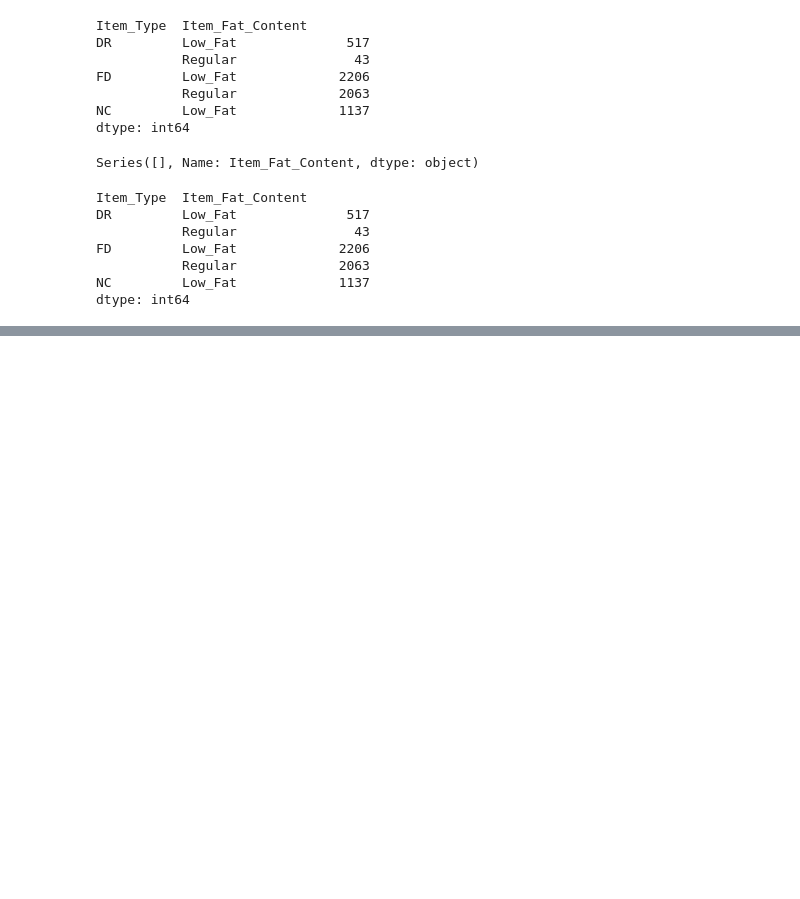
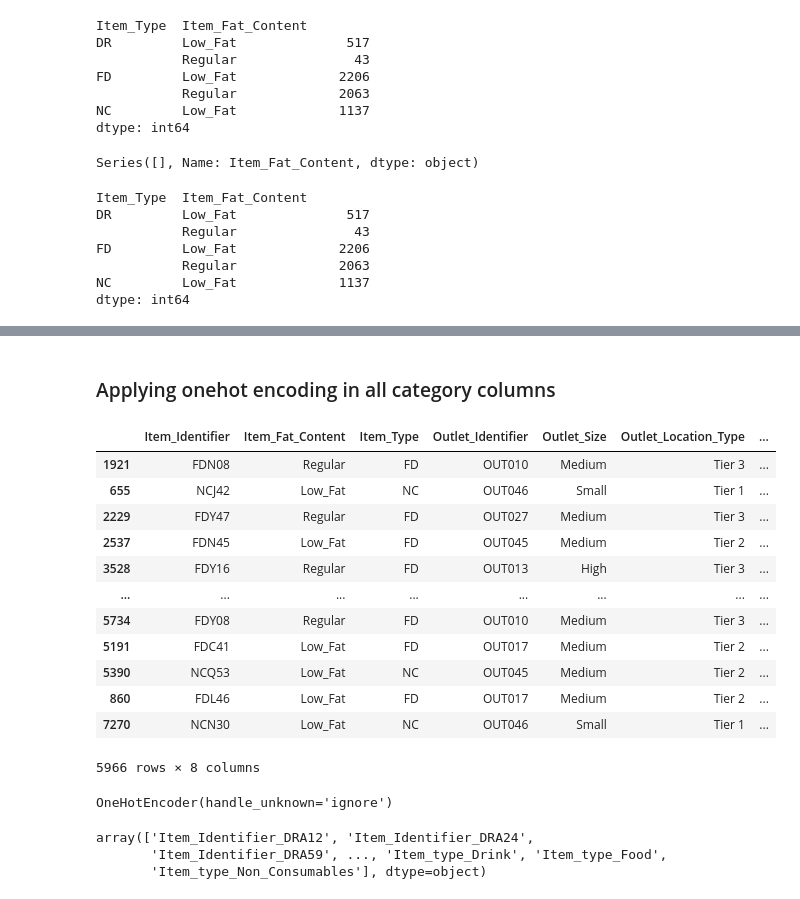
Before and after one commit to sonali1428/Bigmart_Sales_Prediction, a Jupyter notebook: BigMart Sales Data .ipynb, the cells around one changed output, grey strips where cells are left out. Saved outputs shown, nothing was run; the diff lists cells and outputs as text; code cells hidden in the pictures; blank space fills up the shorter version.

```diff
--- a/BigMart Sales Data .ipynb
+++ b/BigMart Sales Data .ipynb
@@ -501,0 +543,15 @@ ValueError: Array conditional must be same shape as self
+# %%
+def prepare_dataset(data_frame):
+    data_frame = create_item_type(data_frame)
+    data_frame = impute_item_weight(data_frame)
+    data_frame = standardize_item_fat_content(data_frame)
+    data_frame = correct_item_fat_content(data_frame)
+    return data_frame
+# %%
+X_train = prepare_dataset(X_train)
+# %%
+# FIlling null values in Outlet_size training data
+
+imputer = SimpleImputer(strategy='most_frequent')
+Outlet_Size_train = ['Outlet_Size']
+X_train[Outlet_Size_train] = imputer.fit_transform(X_train[Outlet_Size_train])
@@ -501,0 +598,24 @@ ValueError: Array conditional must be same shape as self
+# %% [markdown]
+### Applying onehot encoding in all category columns
+# %%
+cat_feats = X_train.select_dtypes(include='object')
+cat_feats
+# %% [output]
+|  | Item_Identifier | Item_Fat_Content | Item_Type | Outlet_Identifier | Outlet_Size | Outlet_Location_Type | ... |
+| 1921 | FDN08 | Regular | FD | OUT010 | Medium | Tier 3 | ... |
+| 655 | NCJ42 | Low_Fat | NC | OUT046 | Small | Tier 1 | ... |
+| 2229 | FDY47 | Regular | FD | OUT027 | Medium | Tier 3 | ... |
+| 2537 | FDN45 | Low_Fat | FD | OUT045 | Medium | Tier 2 | ... |
+| 3528 | FDY16 | Regular | FD | OUT013 | High | Tier 3 | ... |
+| ... | ... | ... | ... | ... | ... | ... | ... |
+| 5734 | FDY08 | Regular | FD | OUT010 | Medium | Tier 3 | ... |
+| 5191 | FDC41 | Low_Fat | FD | OUT017 | Medium | Tier 2 | ... |
+| 5390 | NCQ53 | Low_Fat | NC | OUT045 | Medium | Tier 2 | ... |
+| 860 | FDL46 | Low_Fat | FD | OUT017 | Medium | Tier 2 | ... |
+| 7270 | NCN30 | Low_Fat | NC | OUT046 | Small | Tier 1 | ... |
+5966 rows × 8 columns
+# %%
+ohe = OneHotEncoder(handle_unknown='ignore')
+ohe.fit(cat_feats)
+# %% [output]
+OneHotEncoder(handle_unknown='ignore')
@@ -501,0 +624,6 @@ ValueError: Array conditional must be same shape as self
+# %%
+ohe_feature_names
+# %% [output]
+array(['Item_Identifier_DRA12', 'Item_Identifier_DRA24',
+       'Item_Identifier_DRA59', ..., 'Item_type_Drink', 'Item_type_Food',
+       'Item_type_Non_Consumables'], dtype=object)
```
Also changed, not shown: parts of 26 cells of this notebook.
